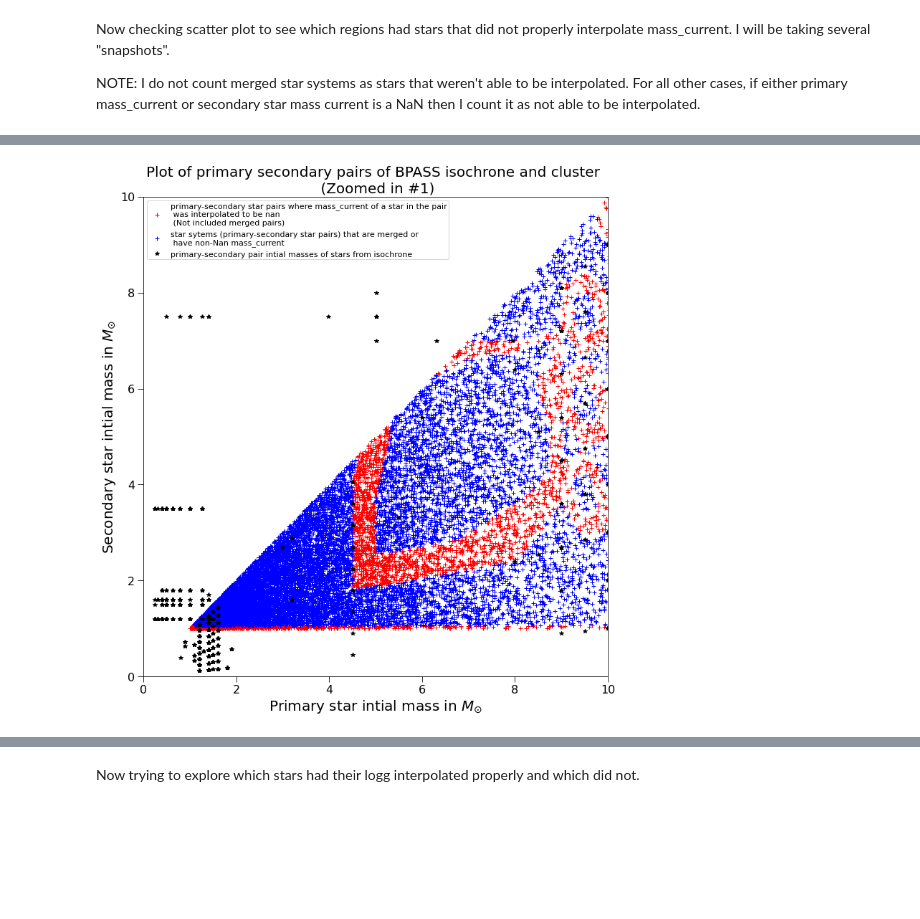
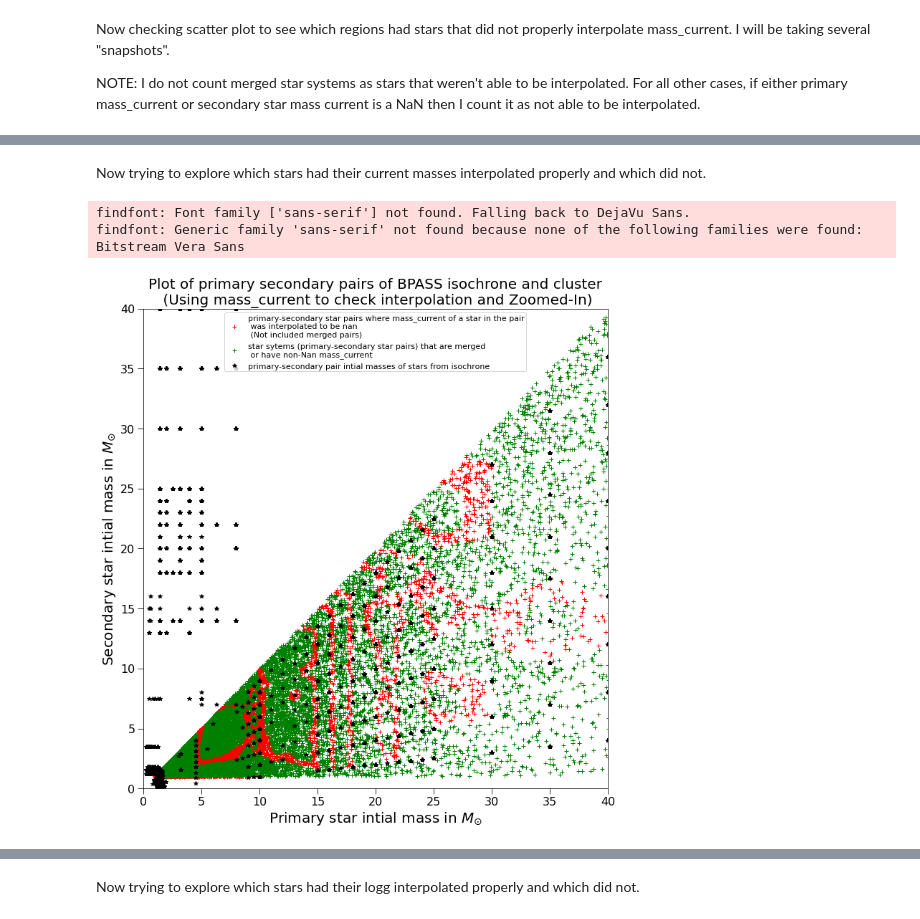
Before and after one commit to RyotaInagaki1/DebugReportApril2021NoIFMR, a Jupyter notebook: GC_KLFs_MultUnresolved(w_Current_Soln_Params).ipynb, the cells around one changed output, grey strips where cells are left out. Cells and saved outputs as stored; diff of their text form; code cells hidden in the pictures; blank space fills up the shorter version.

```diff
--- a/GC_KLFs_MultUnresolved(w_Current_Soln_Params).ipynb
+++ b/GC_KLFs_MultUnresolved(w_Current_Soln_Params).ipynb
@@ -343,23 +345,15 @@ findfont: Generic family 'sans-serif' not found because none of the following fa
+# %% [markdown]
+Now trying to explore which stars had their current masses interpolated properly and which did not.
 # %%
-py.figure(figsize = (12, 12))
-py.plot(BPASS_Cluster.rejected_prims,
-        BPASS_Cluster.rejected_sec,
-        "r+",  label="primary-secondary star pairs where " +
+label1=("primary-secondary star pairs where " +
         "mass_current of a star in the pair\n " +
         "was interpolated to be nan \n (Not included merged pairs)")
-py.plot(BPASS_Cluster.good_systems[:, 0],
-        BPASS_Cluster.good_systems[:, 1],
-        "b+", label="star sytems (primary-secondary star pairs) that" +
-        " are merged or\n have non-Nan mass_current")
-py.plot(BPASS_iso.primaries['mass'],
-        BPASS_iso.secondaries['mass'],
-        "k*", label="primary-secondary pair intial masses of stars from isochrone")
-py.xlim(0, 10.0)
-py.ylim(0, 10.0)
-py.xlabel("Primary star intial mass in $M_{\odot}$")
-py.ylabel("Secondary star intial mass in $M_{\odot}$")
-py.title("Plot of primary secondary pairs of BPASS isochrone and cluster \n (Zoomed in #1)")
-py.legend(prop={'size' : 11})
-py.savefig("Scatter1T2S1ZoomedIN1.png")
+label2=("star sytems (primary-secondary star pairs) that" +
+        " are merged\n or have non-Nan mass_current")
+plot_scatter(BPASS_Cluster, (0, 40.0), (0, 40.0), label1, label2,
+             title_default +
+             "\n (Using mass_current to check interpolation and Zoomed-In)","Scatter1T2S1.png")
 # %% [output]
+findfont: Font family ['sans-serif'] not found. Falling back to DejaVu Sans.
+findfont: Generic family 'sans-serif' not found because none of the following families were found: Bitstream Vera Sans
-[figure, old version]
+[figure, new version]
```
Also changed, not shown: parts of 33 cells of this notebook, 41 other files.
